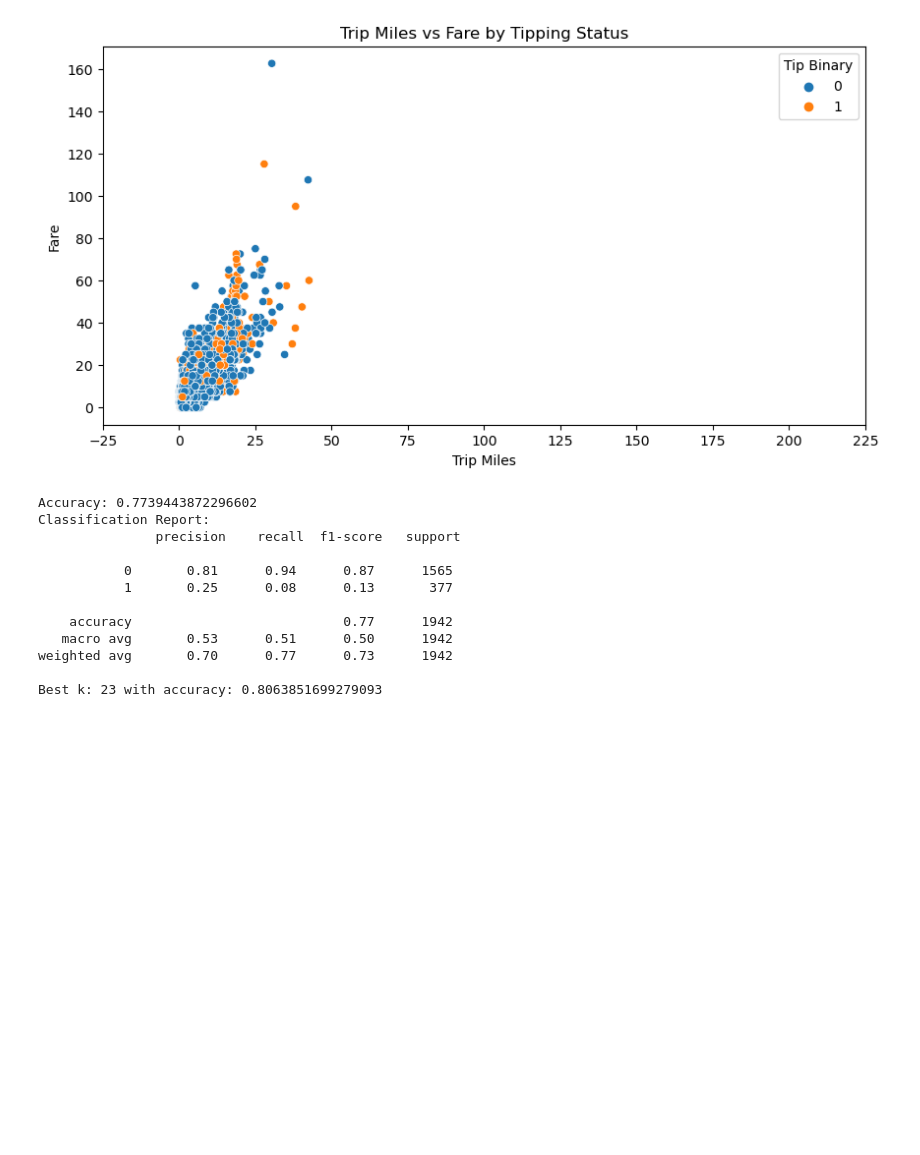
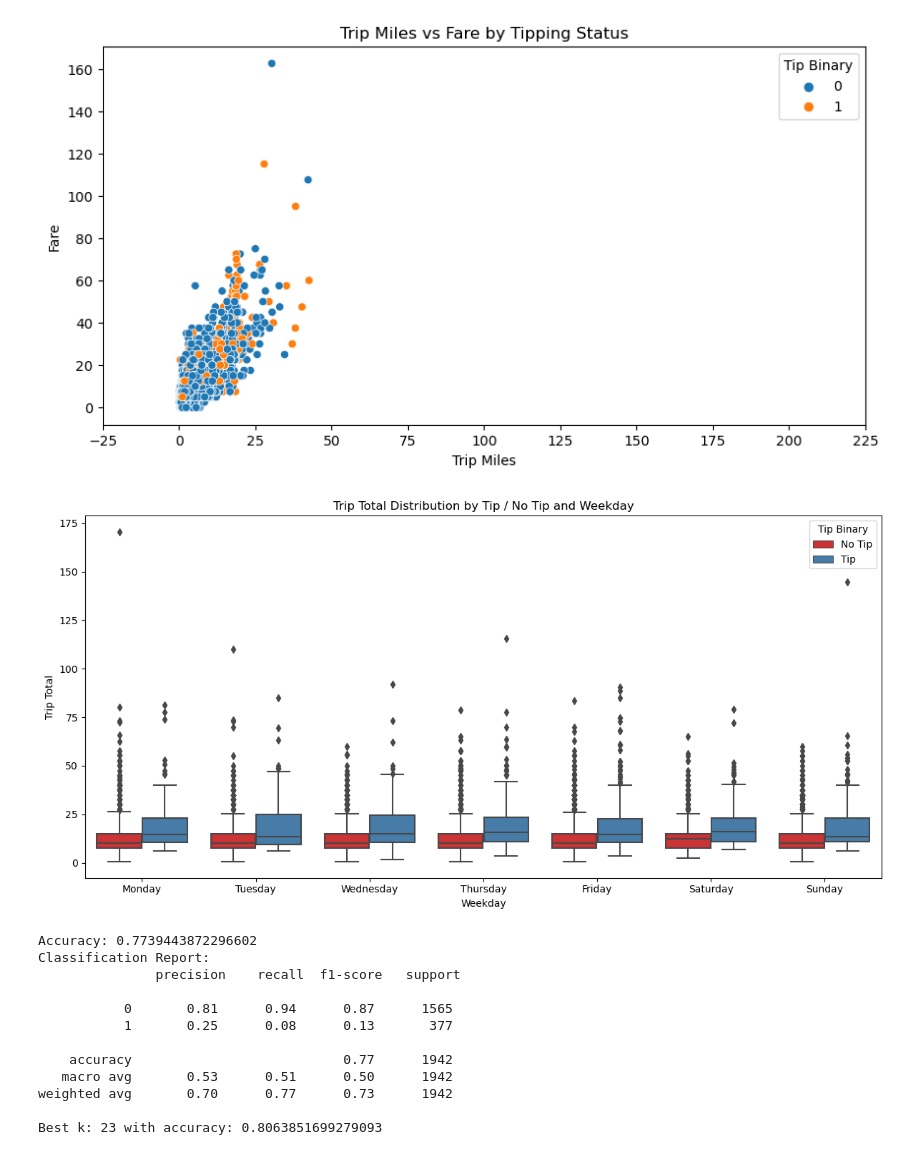
Before and after one commit to Mcha777/DSML, a Jupyter notebook: YMMMMY.ipynb, the cells around one changed output. Drawn from its saved outputs; the diff is of its cells as text; code cells hidden in the pictures; blank space fills up the shorter version.

```diff
--- a/YMMMMY.ipynb
+++ b/YMMMMY.ipynb
@@ -425,6 +481,25 @@ plt.xticks(ticks=np.arange(-25, 250, step=25))
 plt.show()
 # %% [output]
 [figure]
+# %%
+plt.figure(figsize=(12, 6))
+sns.boxplot(data=sampled_data, x='Weekday', y='Trip Total', hue='Tip Binary', palette='Set1')
+plt.title('Trip Total Distribution by Tip / No Tip and Weekday')
+plt.xlabel('Weekday')
+plt.ylabel('Trip Total')
+# legend
+legend_labels = ['No Tip', 'Tip']
+handles, _ = plt.gca().get_legend_handles_labels()
+plt.legend(handles, legend_labels, title='Tip Binary', loc='upper right')
+plt.xticks(fontweight='bold')
+plt.yticks(fontweight='bold')
+# weekdays instead of numbers
+weekday_labels = ['Monday', 'Tuesday', 'Wednesday', 'Thursday', 'Friday', 'Saturday', 'Sunday']
+plt.xticks(ticks=np.arange(len(weekday_labels)), labels=weekday_labels)
+plt.tight_layout()
+plt.show()
+# %% [output]
+[figure, added]
 # %%
 # Classification
 # %%
```
Also changed, not shown: parts of 4 cells of this notebook.
